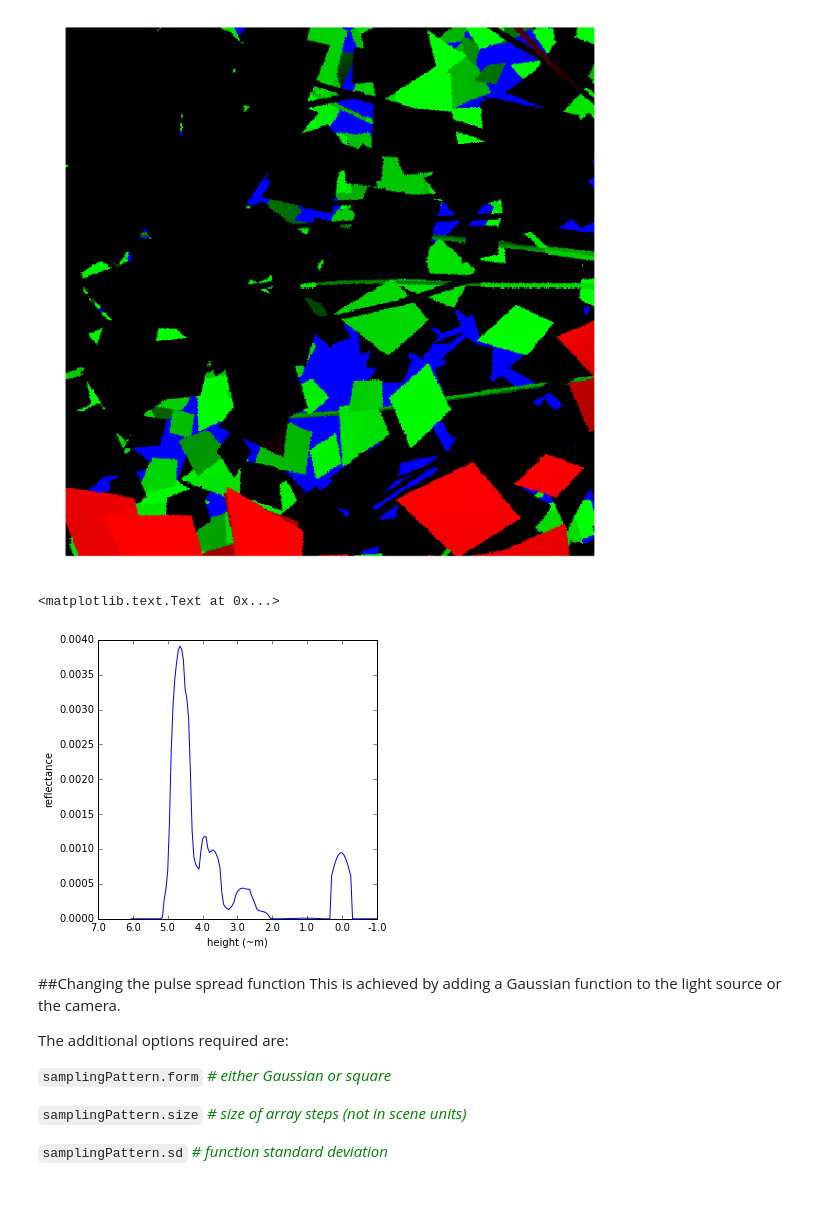
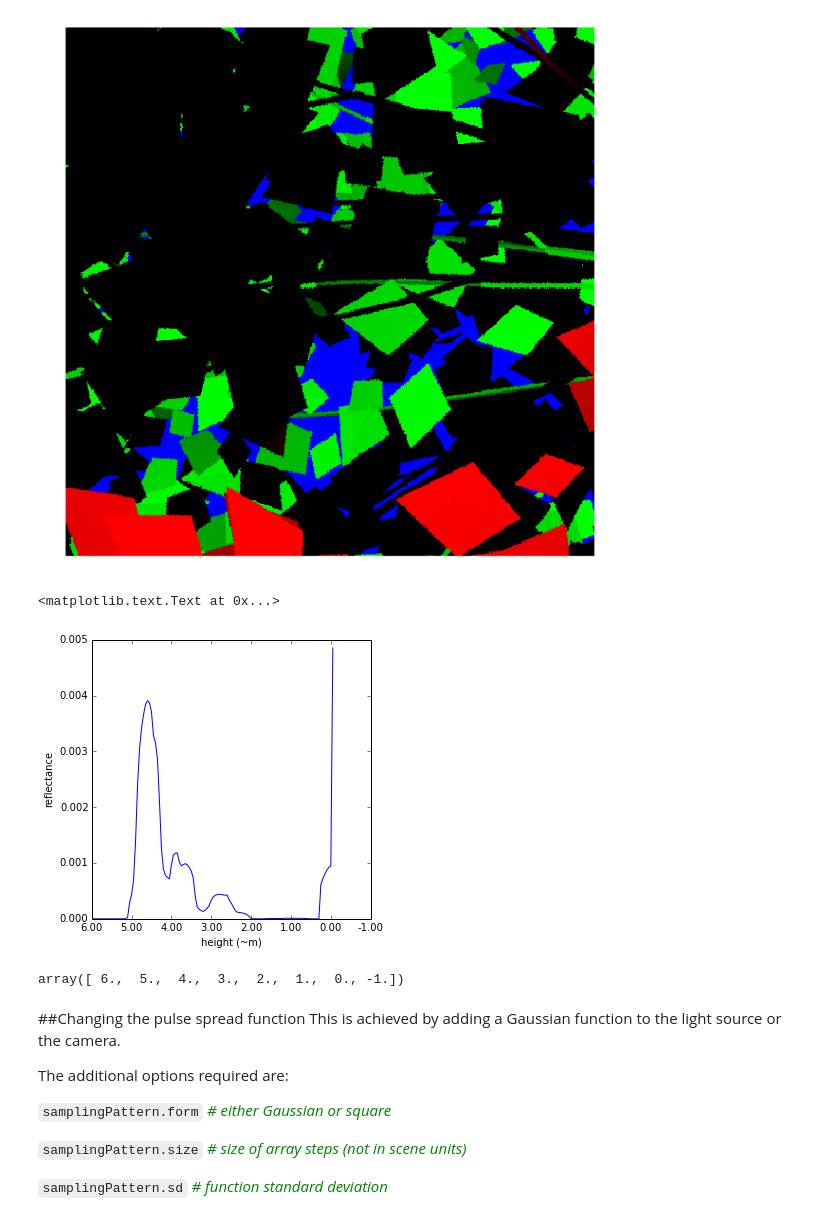
Before and after one commit to philwilkes/librat_in_jupyter, a Jupyter notebook: 4.2_simulating_a_waveform_over_a_single_tree.ipynb, the cells around one changed output. Drawn from its saved outputs; the diff is of its cells as text; code cells hidden in the pictures.

```diff
--- a/4.2_simulating_a_waveform_over_a_single_tree.ipynb
+++ b/4.2_simulating_a_waveform_over_a_single_tree.ipynb
@@ -106,14 +106,18 @@ if not error:
 # %%
 refl = np.loadtxt('output/small_footprint.dat.direct')
 plt.figure(figsize=(5, 5))
 ax = plt.subplot(111)
-ax.plot(refl[:, 0], refl[:, 1:].mean(axis=1))
-ax.set_xticklabels((20 - ax.get_xticks()) / 2)
+ax.plot(refl[:, 1:].mean(axis=1))
+ax.set_xticklabels(['{:.2f}'.format(v) for v in hoc - (ax.get_xticks() * binStep) / 2])
 ax.set_xlabel('height (~m)')
 ax.set_ylabel('reflectance')
 # %% [output]
 <matplotlib.text.Text at 0x...>
-[figure, old version]
+[figure, new version]
+# %%
+hoc - (ax.get_xticks() * binStep) / 2
+# %% [output]
+array([ 6.,  5.,  4.,  3.,  2.,  1.,  0., -1.])
 # %% [markdown]
 ##Changing the pulse spread function
 This is achieved by adding a Gaussian function to the light source or the camera.
```
Also changed, not shown: parts of 1 cell of this notebook, 1 other file.
